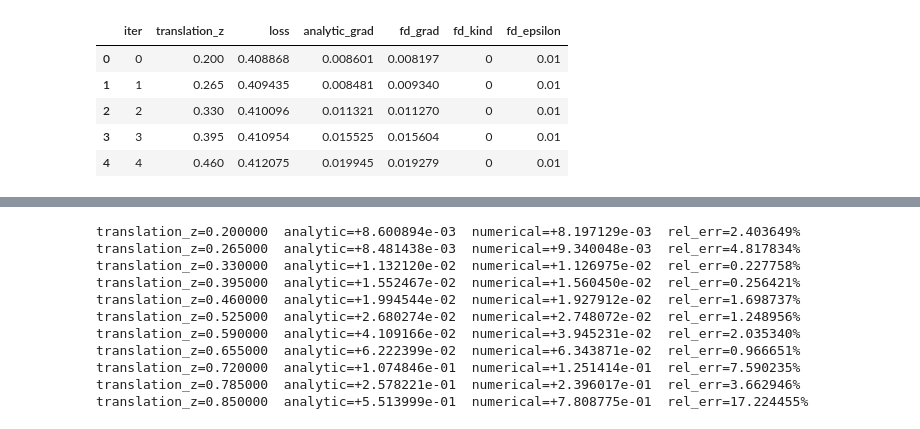
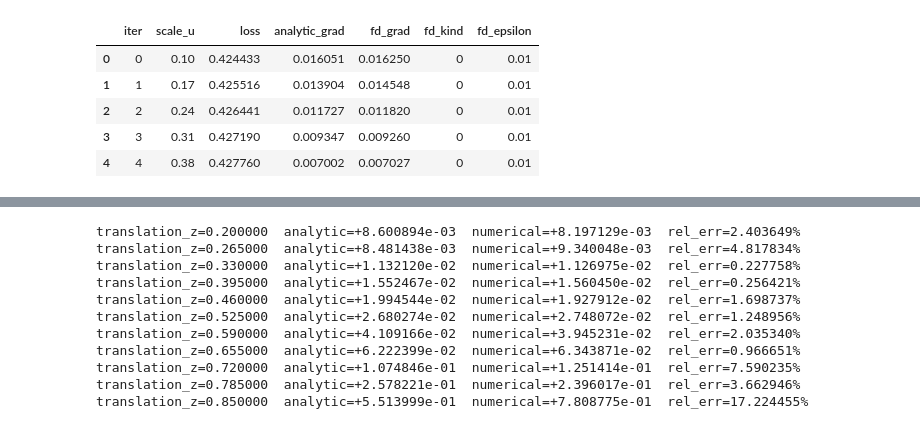
Before and after one commit to M-Gjerde/DifferentiablePointRendering, a Jupyter notebook: python/finite_difference/notebook_scatter.ipynb, the cells around one changed output, grey strips where cells are left out. Saved outputs shown, nothing was run; the diff lists cells and outputs as text; code cells hidden in the pictures.

```diff
--- a/python/finite_difference/notebook_scatter.ipynb
+++ b/python/finite_difference/notebook_scatter.ipynb
@@ -1,31 +1,31 @@
 # %%
 import pandas as pd
 from pathlib import Path
 
 test = "0"
 index = "2"
-parameter= "translation_z"
+parameter= "scale_u"
 scene = "cornell"
 camera = "camera1"
 csv_path = Path(f"Output/{scene}/{parameter}/{index}/{test}/{camera}_{parameter}_sweep.csv")
 
 if not csv_path.exists():
     raise FileNotFoundError(f"CSV file not found: {csv_path}")
 
 df = pd.read_csv(csv_path)
 
 required_columns = {f"{parameter}", "loss", "analytic_grad", "fd_grad"}
 if not required_columns.issubset(df.columns):
     raise RuntimeError(f"CSV must contain columns: {required_columns}")
 
 df.head()
 # %% [output]
-|  | iter | translation_z | loss | analytic_grad | fd_grad | fd_kind | fd_epsilon |
-| 0 | 0 | 0.200 | 0.408868 | 0.008601 | 0.008197 | 0 | 0.01 |
-| 1 | 1 | 0.265 | 0.409435 | 0.008481 | 0.009340 | 0 | 0.01 |
-| 2 | 2 | 0.330 | 0.410096 | 0.011321 | 0.011270 | 0 | 0.01 |
-| 3 | 3 | 0.395 | 0.410954 | 0.015525 | 0.015604 | 0 | 0.01 |
-| 4 | 4 | 0.460 | 0.412075 | 0.019945 | 0.019279 | 0 | 0.01 |
+|  | iter | scale_u | loss | analytic_grad | fd_grad | fd_kind | fd_epsilon |
+| 0 | 0 | 0.10 | 0.424433 | 0.016051 | 0.016250 | 0 | 0.01 |
+| 1 | 1 | 0.17 | 0.425516 | 0.013904 | 0.014548 | 0 | 0.01 |
+| 2 | 2 | 0.24 | 0.426441 | 0.011727 | 0.011820 | 0 | 0.01 |
+| 3 | 3 | 0.31 | 0.427190 | 0.009347 | 0.009260 | 0 | 0.01 |
+| 4 | 4 | 0.38 | 0.427760 | 0.007002 | 0.007027 | 0 | 0.01 |
 # %%
 
 import matplotlib.pyplot as plt
```
Also changed, not shown: parts of 4 cells of this notebook, 6 other files.
